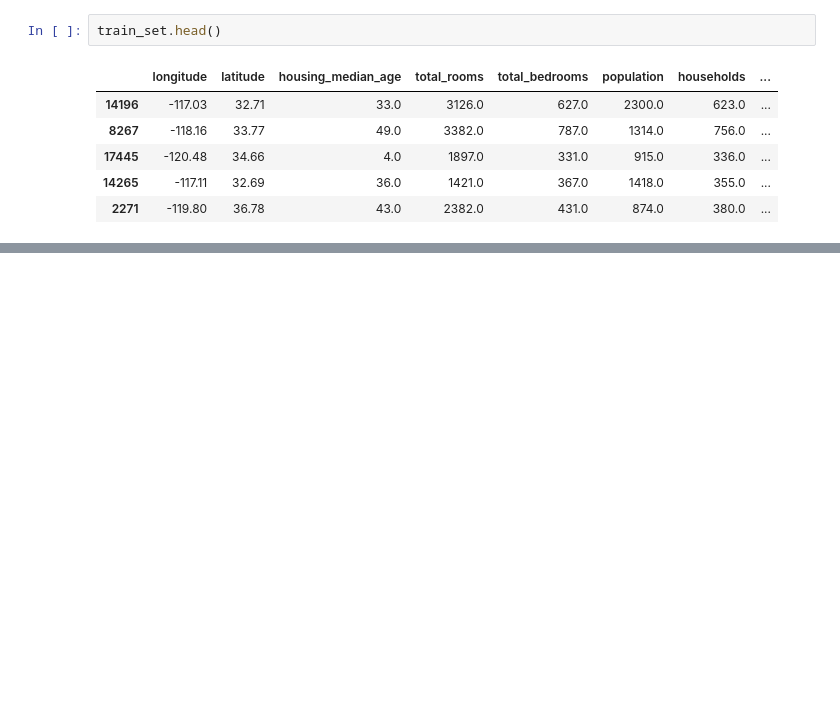
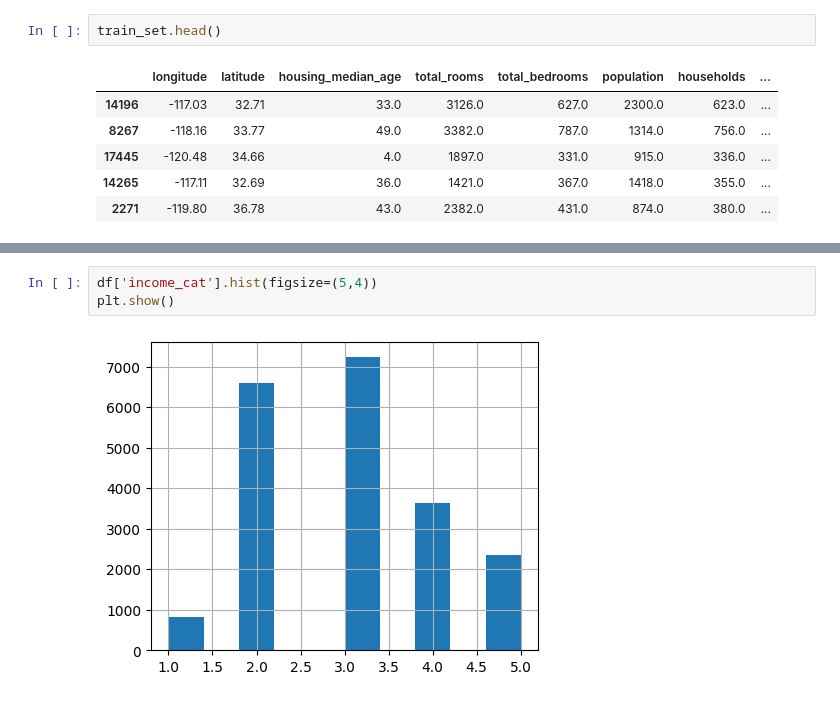
Before and after one commit to ulubeykhuja/mohir_dev_lessons, a Jupyter notebook: 5_modul.ipynb, the cells around one changed output, grey strips where cells are left out. Drawn from its saved outputs; the diff is of its cells as text; blank space fills up the shorter version.

```diff
--- a/5_modul.ipynb
+++ b/5_modul.ipynb
@@ -80,0 +160,5 @@ train_set.head()
+# %%
+df['income_cat'].hist(figsize=(5,4))
+plt.show()
+# %% [output]
+[figure, added]
```
Also changed, not shown: parts of 16 cells of this notebook.
